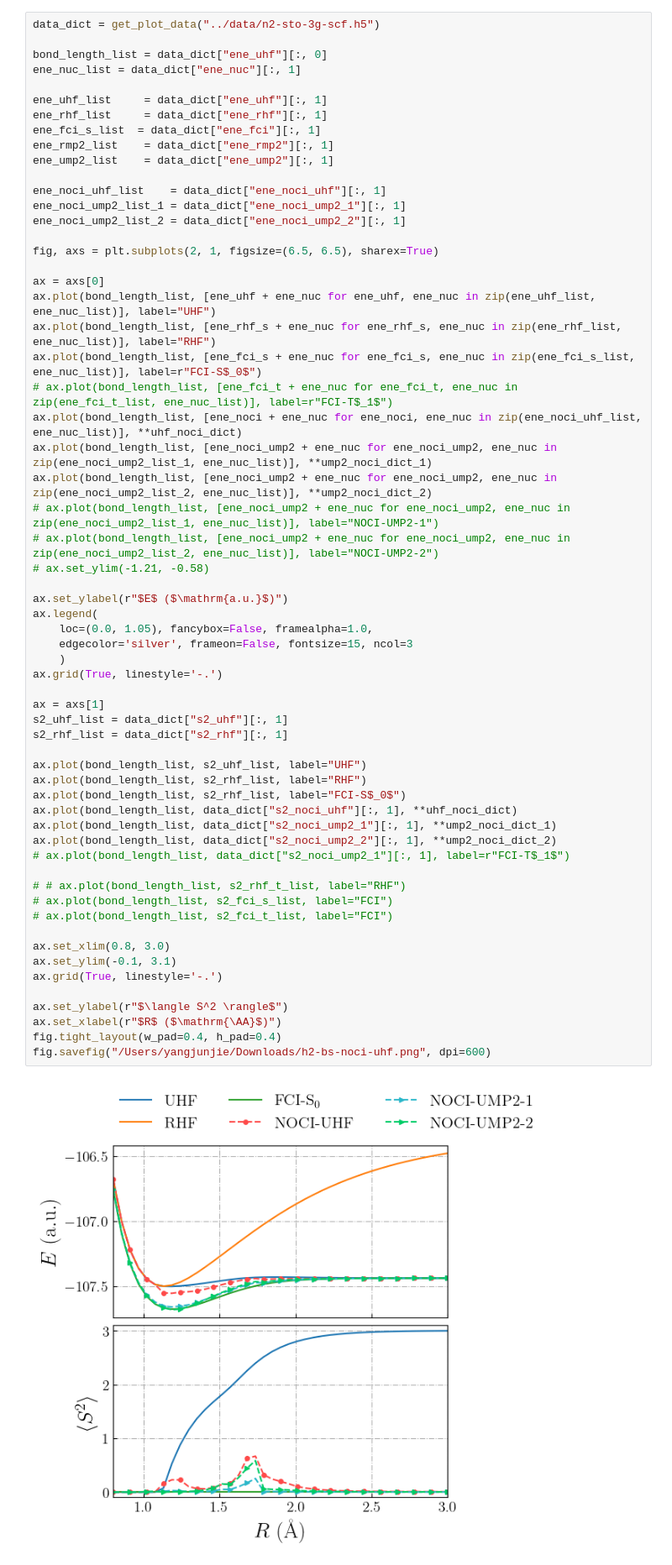
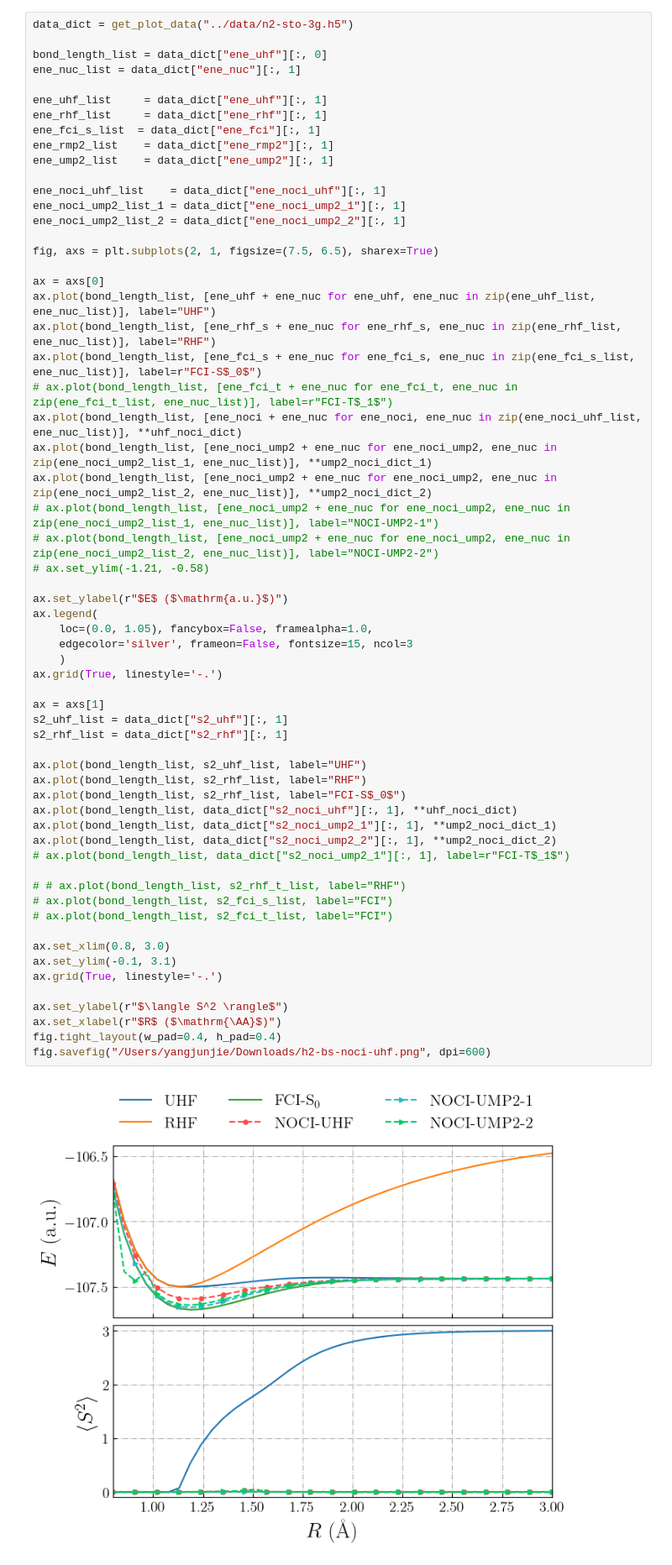
Before and after one commit to yangdatou/bs-uhf, a Jupyter notebook: work/plot/n2.ipynb, the cells around one changed output. Shown at 84% size. Drawn from its saved outputs; the diff is of its cells as text.

```diff
--- a/work/plot/n2.ipynb
+++ b/work/plot/n2.ipynb
@@ -45,5 +109,5 @@ ump2_noci_dict_2 = {
 # %%
-data_dict = get_plot_data("../data/n2-sto-3g-scf.h5")
+data_dict = get_plot_data("../data/n2-sto-3g.h5")
 
 bond_length_list = data_dict["ene_uhf"][:, 0]
 ene_nuc_list = data_dict["ene_nuc"][:, 1]
@@ -58,7 +122,7 @@ ene_noci_uhf_list    = data_dict["ene_noci_uhf"][:, 1]
 ene_noci_ump2_list_1 = data_dict["ene_noci_ump2_1"][:, 1]
 ene_noci_ump2_list_2 = data_dict["ene_noci_ump2_2"][:, 1]
 
-fig, axs = plt.subplots(2, 1, figsize=(6.5, 6.5), sharex=True)
+fig, axs = plt.subplots(2, 1, figsize=(7.5, 6.5), sharex=True)
 
 ax = axs[0]
 ax.plot(bond_length_list, [ene_uhf + ene_nuc for ene_uhf, ene_nuc in zip(ene_uhf_list, ene_nuc_list)], label="UHF")
@@ -77,31 +141,31 @@ ax.legend(
     loc=(0.0, 1.05), fancybox=False, framealpha=1.0,
     edgecolor='silver', frameon=False, fontsize=15, ncol=3
     )
 ax.grid(True, linestyle='-.')
 
 ax = axs[1]
 s2_uhf_list = data_dict["s2_uhf"][:, 1]
 s2_rhf_list = data_dict["s2_rhf"][:, 1]
 
 ax.plot(bond_length_list, s2_uhf_list, label="UHF")
 ax.plot(bond_length_list, s2_rhf_list, label="RHF")
 ax.plot(bond_length_list, s2_rhf_list, label="FCI-S$_0$")
 ax.plot(bond_length_list, data_dict["s2_noci_uhf"][:, 1], **uhf_noci_dict)
 ax.plot(bond_length_list, data_dict["s2_noci_ump2_1"][:, 1], **ump2_noci_dict_1)
 ax.plot(bond_length_list, data_dict["s2_noci_ump2_2"][:, 1], **ump2_noci_dict_2)
 # ax.plot(bond_length_list, data_dict["s2_noci_ump2_1"][:, 1], label=r"FCI-T$_1$")
 
 # # ax.plot(bond_length_list, s2_rhf_t_list, label="RHF")
 # ax.plot(bond_length_list, s2_fci_s_list, label="FCI")
 # ax.plot(bond_length_list, s2_fci_t_list, label="FCI")
 
 ax.set_xlim(0.8, 3.0)
 ax.set_ylim(-0.1, 3.1)
 ax.grid(True, linestyle='-.')
 
 ax.set_ylabel(r"$\langle S^2 \rangle$")
 ax.set_xlabel(r"$R$ ($\mathrm{\AA}$)")
 fig.tight_layout(w_pad=0.4, h_pad=0.4)
 fig.savefig("/Users/yangjunjie/Downloads/h2-bs-noci-uhf.png", dpi=600)
 # %% [output]
-[figure, old version]
+[figure, new version]
```
Also changed, not shown: parts of 1 cell of this notebook, 1 other file.
